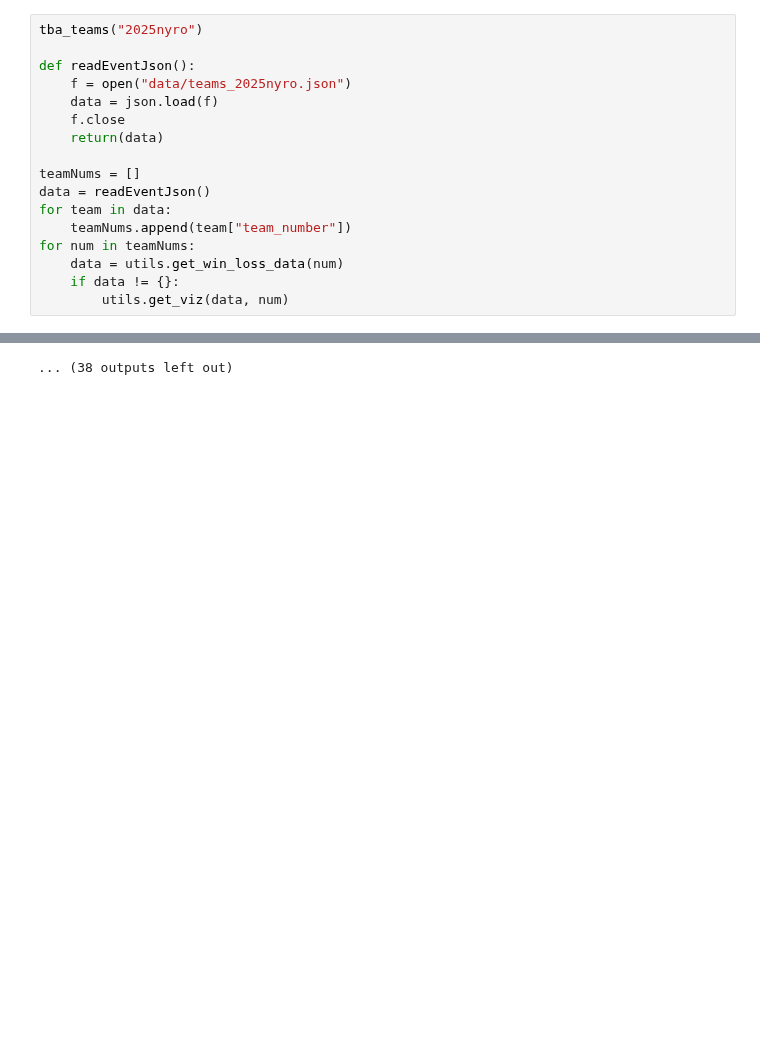
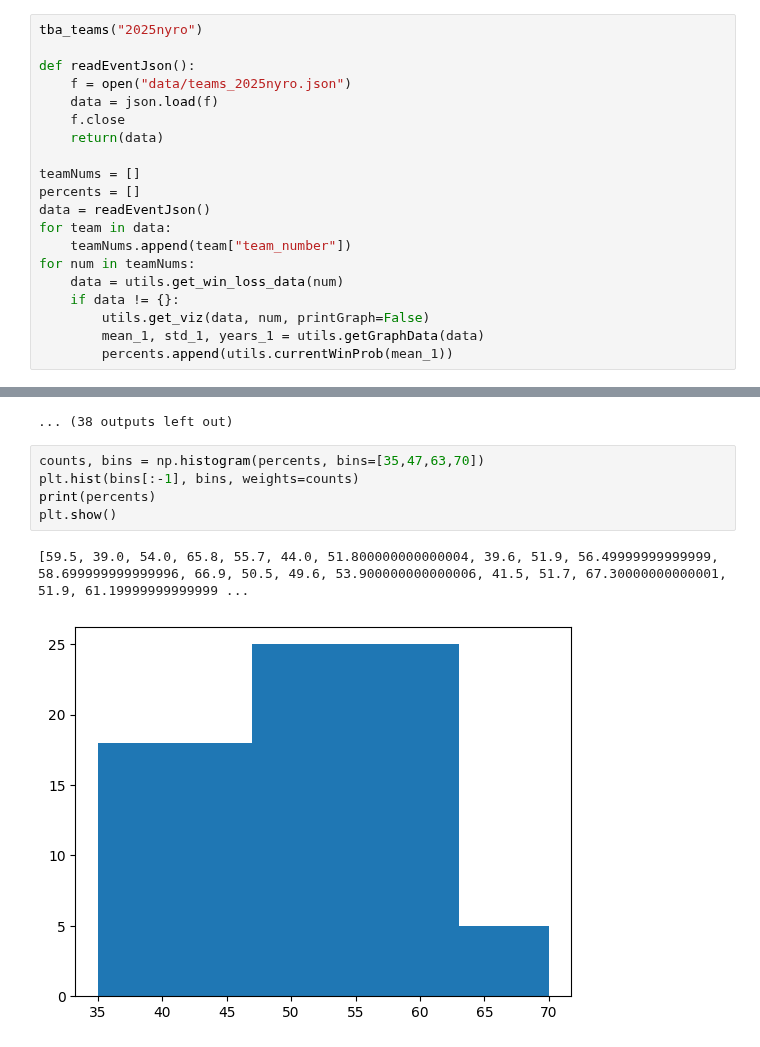
Before and after one commit to FairportRobotics/game-intelligence, a Jupyter notebook: team-stats.ipynb, the cells around one changed output, grey strips where cells are left out. Saved outputs shown, nothing was run; the diff lists cells and outputs as text; blank space fills up the shorter version.

Commit message:
Graphs a histogram of teams probabilities of winning

```diff
--- a/team-stats.ipynb
+++ b/team-stats.ipynb
@@ -38,13 +38,16 @@ def readEventJson():
     return(data)
 
 teamNums = []
+percents = []
 data = readEventJson()
 for team in data:
     teamNums.append(team["team_number"])
 for num in teamNums:
     data = utils.get_win_loss_data(num)
     if data != {}:
-        utils.get_viz(data, num)
+        utils.get_viz(data, num, printGraph=False)
+        mean_1, std_1, years_1 = utils.getGraphData(data)
+        percents.append(utils.currentWinProb(mean_1))
 # %% [output]
 [figure]
 [figure]
@@ -59,3 +62,11 @@ for num in teamNums:
 [figure]
 [figure]
 ... (38 outputs left out)
+# %%
+counts, bins = np.histogram(percents, bins=[35,47,63,70])
+plt.hist(bins[:-1], bins, weights=counts)
+print(percents)
+plt.show()
+# %% [output]
+[59.5, 39.0, 54.0, 65.8, 55.7, 44.0, 51.800000000000004, 39.6, 51.9, 56.49999999999999, 58.699999999999996, 66.9, 50.5, 49.6, 53.900000000000006, 41.5, 51.7, 67.30000000000001, 51.9, 61.19999999999999 ...
+[figure, added]
```
Also changed, not shown: 1 other file.
